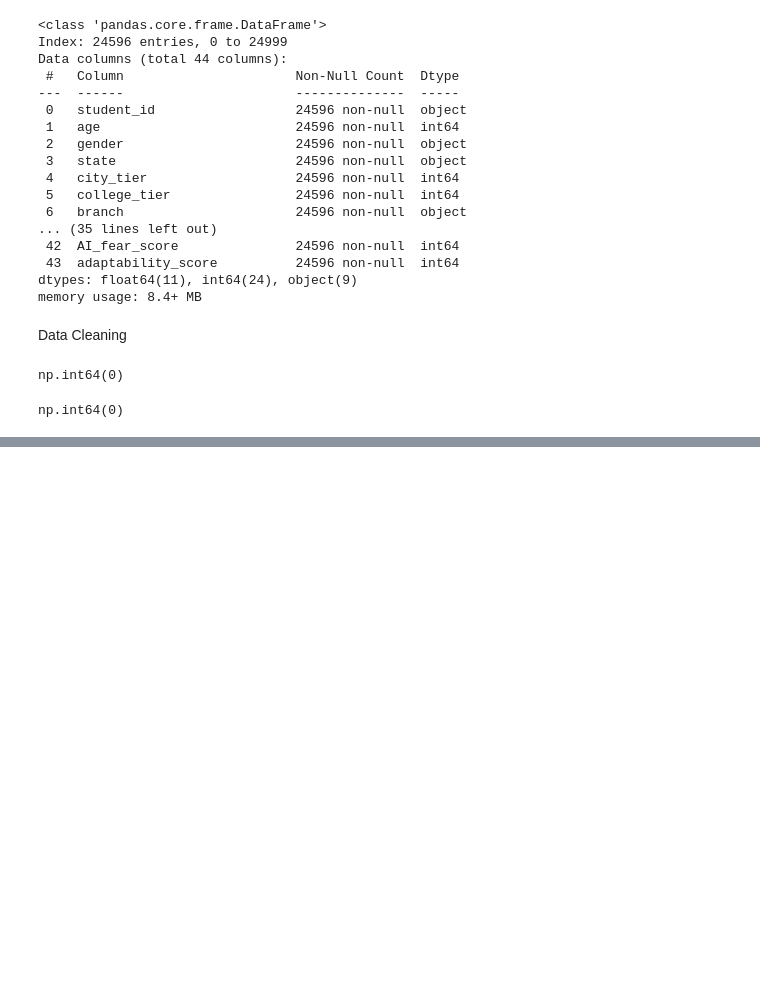
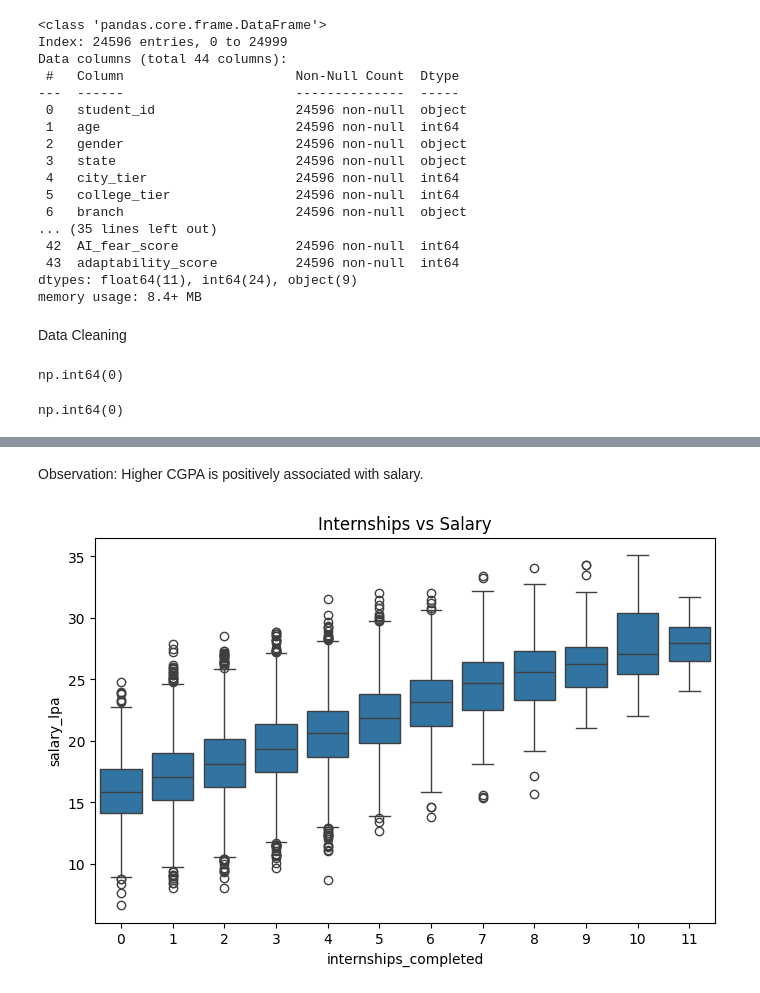
Before and after one commit to DasithiJayasinghe/Student-Career-Success-Analytics, a Jupyter notebook: notebooks/Salary_Prediction.ipynb, the cells around one changed output, grey strips where cells are left out. Saved outputs shown, nothing was run; the diff lists cells and outputs as text; code cells hidden in the pictures; blank space fills up the shorter version.

```diff
--- a/notebooks/Salary_Prediction.ipynb
+++ b/notebooks/Salary_Prediction.ipynb
@@ -210,0 +315,18 @@ np.int64(0)
+# %% [markdown]
+Observation:
+Higher CGPA is positively associated with salary.
+# %%
+#Salary vs Internships
+plt.figure(figsize=(8,5))
+
+sns.boxplot(
+    data=salary_df,
+    x='internships_completed',
+    y='salary_lpa'
+)
+
+plt.title('Internships vs Salary')
+
+plt.show()
+# %% [output]
+[figure, added]
```
Also changed, not shown: parts of 18 cells of this notebook.
